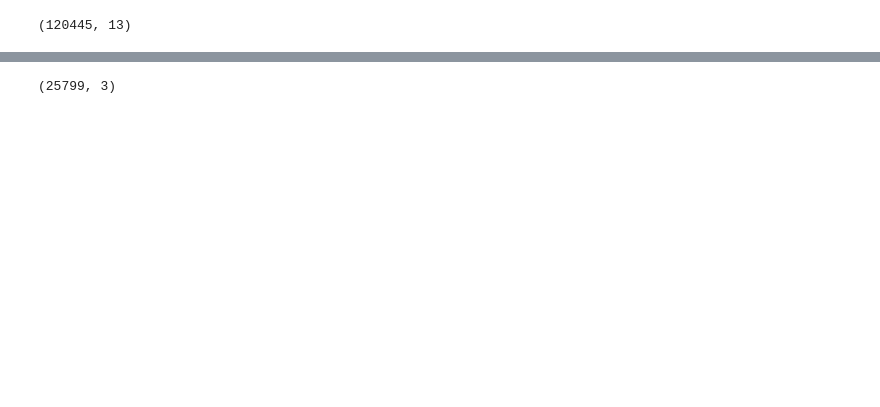
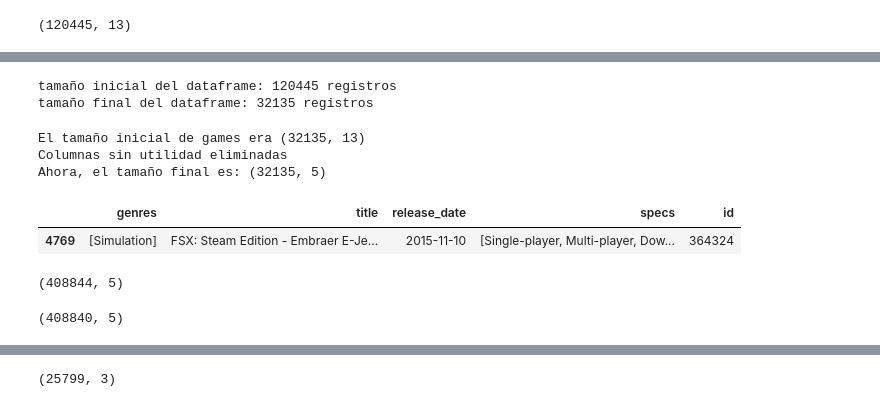
Before and after one commit to jmartindiaz/Sist_Recomendacion_Juegos_PT07, a Jupyter notebook: disponibilizacion_datos.ipynb, the cells around one changed output, grey strips where cells are left out. Saved outputs shown, nothing was run; the diff lists cells and outputs as text; code cells hidden in the pictures; blank space fills up the shorter version.

Commit message:
Transformaciones a games

```diff
--- a/disponibilizacion_datos.ipynb
+++ b/disponibilizacion_datos.ipynb
@@ -35,0 +49,43 @@ games_orig.shape
+# %%
+# 1. Eliminar registros completamente vacíos
+print(f'tamaño inicial del dataframe: {len(games)} registros')
+games.dropna(how='all', inplace= True, ignore_index=True)
+print(f'tamaño final del dataframe: {len(games)} registros ')
+# %% [output]
+tamaño inicial del dataframe: 120445 registros
+tamaño final del dataframe: 32135 registros
+# %%
+# 2. Eliminar columnas que no utilizaremos: ``publisher``, ``url``, ``reviews_url``, ``price``, ``early_access``, ``developer``.
+# Eliminar la columna ``tags`` previo a rellenar los datos faltantes de ``genres`` con sus valores.
+# ``app_name`` y ``title`` dicen lo mismo, dejaremos "app_name" que tiene menos datos faltantes y le cambiaremos el nombre a "title"
+
+print(f"El tamaño inicial de games era {games.shape}")
+
+games['genres'] = games['genres'].combine_first(games['tags']) # a cada valor faltante de genres le hara corresponder lo que figure en tags
+games['title']= games['app_name']
+games.drop(columns=['publisher', 'url', 'reviews_url', 'price', 'early_access', 'developer', 'tags', 'app_name'], inplace=True)
+
+print("Columnas sin utilidad eliminadas")
+print(f"Ahora, el tamaño final es: {games.shape}")
+# %% [output]
+El tamaño inicial de games era (32135, 13)
+Columnas sin utilidad eliminadas
+Ahora, el tamaño final es: (32135, 5)
+# %%
+games.sample()
+# %% [output]
+|  | genres | title | release_date | specs | id |
+| 4769 | [Simulation] | FSX: Steam Edition - Embraer E-Je... | 2015-11-10 | [Single-player, Multi-player, Dow... | 364324 |
+# %%
+# 3. Desanidar registros que poseen valores con tipo de dato LISTA: genres y specs.
+games = games.explode(column=['genres'], ignore_index=True)
+games = games.explode(column=['specs'], ignore_index=True)
+games.shape
+# %% [output]
+(408844, 5)
+# %%
+# 4. Eliminar registros duplicados.
+games.drop_duplicates(inplace=True)
+games.shape
+# %% [output]
+(408840, 5)
```
Also changed, not shown: parts of 18 cells of this notebook.
